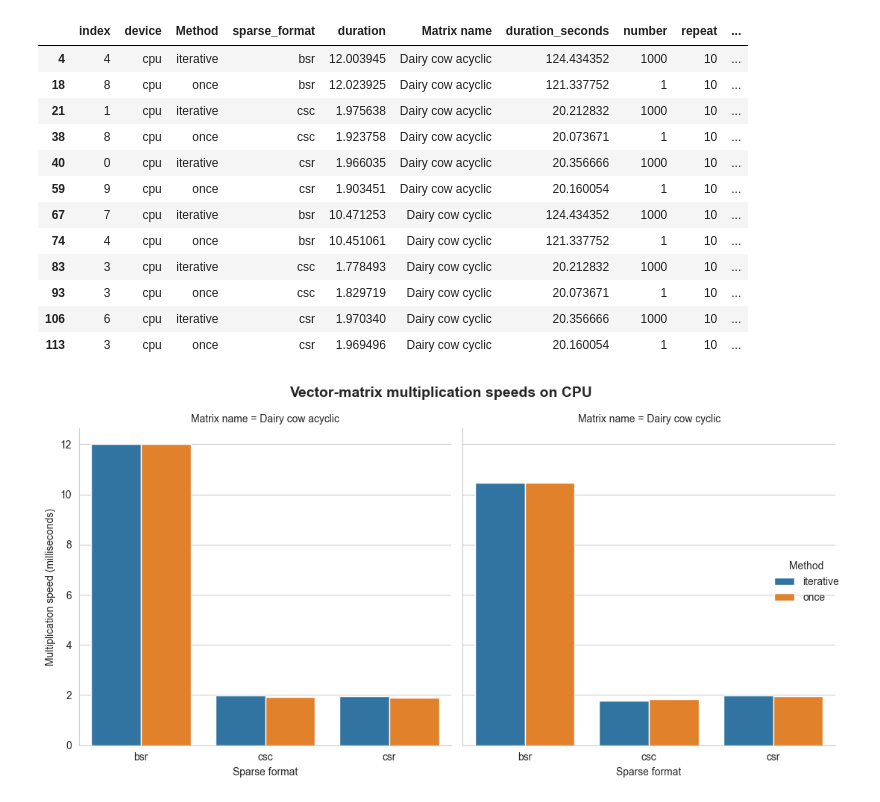
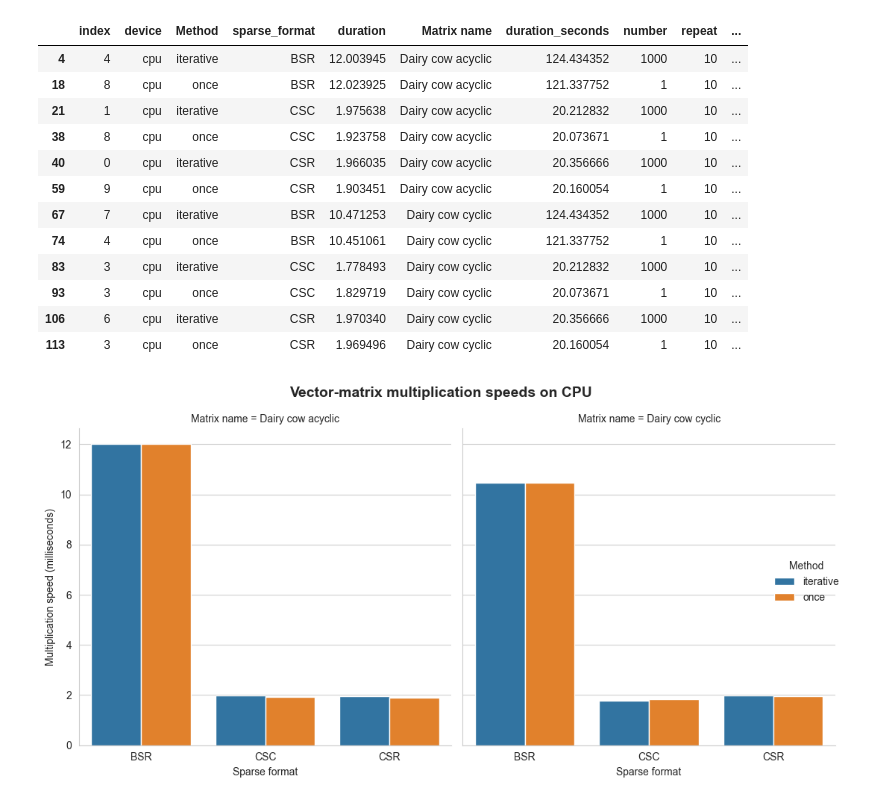
Before and after one commit to Bovi-analytics/chain-simulator, a Jupyter notebook: docs/source/benchmarks/matmul_vector_matrix.ipynb, the cells around one changed output. Saved outputs shown, nothing was run; the diff lists cells and outputs as text; code cells hidden in the pictures.

```diff
--- a/docs/source/benchmarks/matmul_vector_matrix.ipynb
+++ b/docs/source/benchmarks/matmul_vector_matrix.ipynb
@@ -7,41 +7,42 @@ from matplotlib import pyplot as plt
 # %%
 data_path = Path("data/matmul_vector_matrix")
 
 def load_data(paths):
    dataframes = []
    for path in paths:
       dataframe = read_parquet(path)
       dataframe["Matrix name"] = path.parent.stem.capitalize().replace("_", " ")
       scipy_metadata_path = next(data_path.rglob(f"{path.stem}*.json"))
       if scipy_metadata_path:
          with scipy_metadata_path.open() as file_handle:
             scipy_metadata = load(file_handle)
          for key, value in scipy_metadata.items():
             dataframe[key] = value
       dataframes.append(dataframe)
    return concat(dataframes).reset_index()
 
 cpu_paths = data_path.rglob("cpu*.parquet")
 cpu_timings = load_data(cpu_paths)
 cpu_timings["duration_normalised"] = cpu_timings["duration"] / cpu_timings["number"] / cpu_timings["function_iterations"]
 cpu_fastest = cpu_timings.loc[cpu_timings.groupby(["Matrix name", "sparse_format", "operation_method"])["duration_normalised"].idxmin()]
 cpu_fastest["duration_normalised"] = cpu_timings["duration_normalised"] * 1_000
 cpu_fastest = cpu_fastest.rename(columns={"operation_method": "Method"})
+cpu_fastest["sparse_format"] = cpu_fastest["sparse_format"].apply(str.upper)
 cpu_fastest
 # %% [output]
 |  | index | device | Method | sparse_format | duration | Matrix name | duration_seconds | number | repeat | ... |
-| 4 | 4 | cpu | iterative | bsr | 12.003945 | Dairy cow acyclic | 124.434352 | 1000 | 10 | ... |
-| 18 | 8 | cpu | once | bsr | 12.023925 | Dairy cow acyclic | 121.337752 | 1 | 10 | ... |
-| 21 | 1 | cpu | iterative | csc | 1.975638 | Dairy cow acyclic | 20.212832 | 1000 | 10 | ... |
-| 38 | 8 | cpu | once | csc | 1.923758 | Dairy cow acyclic | 20.073671 | 1 | 10 | ... |
-| 40 | 0 | cpu | iterative | csr | 1.966035 | Dairy cow acyclic | 20.356666 | 1000 | 10 | ... |
-| 59 | 9 | cpu | once | csr | 1.903451 | Dairy cow acyclic | 20.160054 | 1 | 10 | ... |
-| 67 | 7 | cpu | iterative | bsr | 10.471253 | Dairy cow cyclic | 124.434352 | 1000 | 10 | ... |
-| 74 | 4 | cpu | once | bsr | 10.451061 | Dairy cow cyclic | 121.337752 | 1 | 10 | ... |
-| 83 | 3 | cpu | iterative | csc | 1.778493 | Dairy cow cyclic | 20.212832 | 1000 | 10 | ... |
-| 93 | 3 | cpu | once | csc | 1.829719 | Dairy cow cyclic | 20.073671 | 1 | 10 | ... |
-| 106 | 6 | cpu | iterative | csr | 1.970340 | Dairy cow cyclic | 20.356666 | 1000 | 10 | ... |
-| 113 | 3 | cpu | once | csr | 1.969496 | Dairy cow cyclic | 20.160054 | 1 | 10 | ... |
+| 4 | 4 | cpu | iterative | BSR | 12.003945 | Dairy cow acyclic | 124.434352 | 1000 | 10 | ... |
+| 18 | 8 | cpu | once | BSR | 12.023925 | Dairy cow acyclic | 121.337752 | 1 | 10 | ... |
+| 21 | 1 | cpu | iterative | CSC | 1.975638 | Dairy cow acyclic | 20.212832 | 1000 | 10 | ... |
+| 38 | 8 | cpu | once | CSC | 1.923758 | Dairy cow acyclic | 20.073671 | 1 | 10 | ... |
+| 40 | 0 | cpu | iterative | CSR | 1.966035 | Dairy cow acyclic | 20.356666 | 1000 | 10 | ... |
+| 59 | 9 | cpu | once | CSR | 1.903451 | Dairy cow acyclic | 20.160054 | 1 | 10 | ... |
+| 67 | 7 | cpu | iterative | BSR | 10.471253 | Dairy cow cyclic | 124.434352 | 1000 | 10 | ... |
+| 74 | 4 | cpu | once | BSR | 10.451061 | Dairy cow cyclic | 121.337752 | 1 | 10 | ... |
+| 83 | 3 | cpu | iterative | CSC | 1.778493 | Dairy cow cyclic | 20.212832 | 1000 | 10 | ... |
+| 93 | 3 | cpu | once | CSC | 1.829719 | Dairy cow cyclic | 20.073671 | 1 | 10 | ... |
+| 106 | 6 | cpu | iterative | CSR | 1.970340 | Dairy cow cyclic | 20.356666 | 1000 | 10 | ... |
+| 113 | 3 | cpu | once | CSR | 1.969496 | Dairy cow cyclic | 20.160054 | 1 | 10 | ... |
 # %%
 g = sns.catplot(data=cpu_fastest, x="sparse_format", y="duration_normalised", col="Matrix name", kind="bar", hue="Method", height=5.5, aspect=.9)
 g.set_axis_labels("Sparse format", "Multiplication speed (milliseconds)")
```
Also changed, not shown: parts of 1 cell of this notebook, 2 other files.
